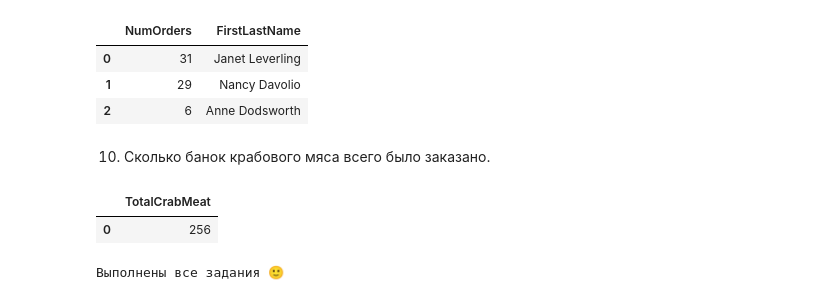
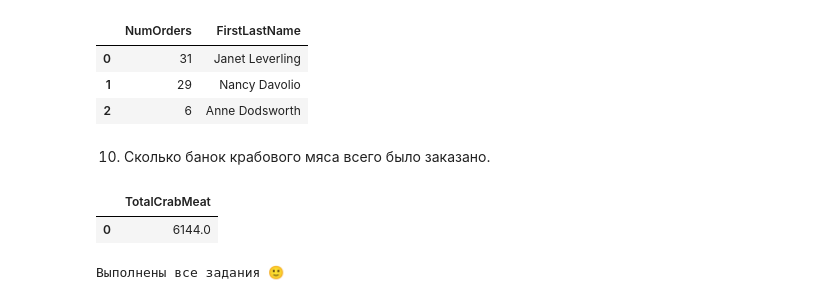
Before and after one commit to xmm5/sql, a Jupyter notebook: hw-01/HW_1_sql.ipynb, the cells around one changed output. Saved outputs shown, nothing was run; the diff lists cells and outputs as text; code cells hidden in the pictures.

```diff
--- a/hw-01/HW_1_sql.ipynb
+++ b/hw-01/HW_1_sql.ipynb
@@ -268,20 +299,24 @@ pd.read_sql(
 # %%
 tasks+=1
 pd.read_sql(
     '''
-    SELECT SUM(od.Quantity) AS TotalCrabMeat
+    SELECT
+        (t.Unit * SUM(od.Quantity)) AS TotalCrabMeat
     FROM Orders AS o, (
-        -- Получить ID для продукта "крабовое мясо"
-        SELECT ProductID
-        FROM Products AS p
-        WHERE LOWER(ProductName) LIKE '%crab%' AND LOWER(ProductName) LIKE '%meat%') AS t
-    INNER JOIN OrderDetails AS od ON od.OrderID = o.OrderID AND od.ProductID = t.ProductID
+        -- Получить ID для продукта "крабовое мясо" и Unit.
+        SELECT
+            ProductID,
+            CAST(SUBSTR(Unit, 1, INSTR(Unit, ' ')) AS FLOAT) AS Unit
+        FROM Products
+        WHERE LOWER(ProductName) LIKE '%crab%' AND LOWER(ProductName) LIKE '%meat%'
+    ) AS t
+    INNER JOIN OrderDetails AS od ON od.OrderID = o.OrderID AND od.ProductID = t.ProductID;
     ''',
     con,
 )
 # %% [output]
 |  | TotalCrabMeat |
-| 0 | 256 |
+| 0 | 6144.0 |
 # %%
 if tasks==10:
     print('Выполнены все задания 🙂')
```
Also changed, not shown: parts of 8 cells of this notebook.
